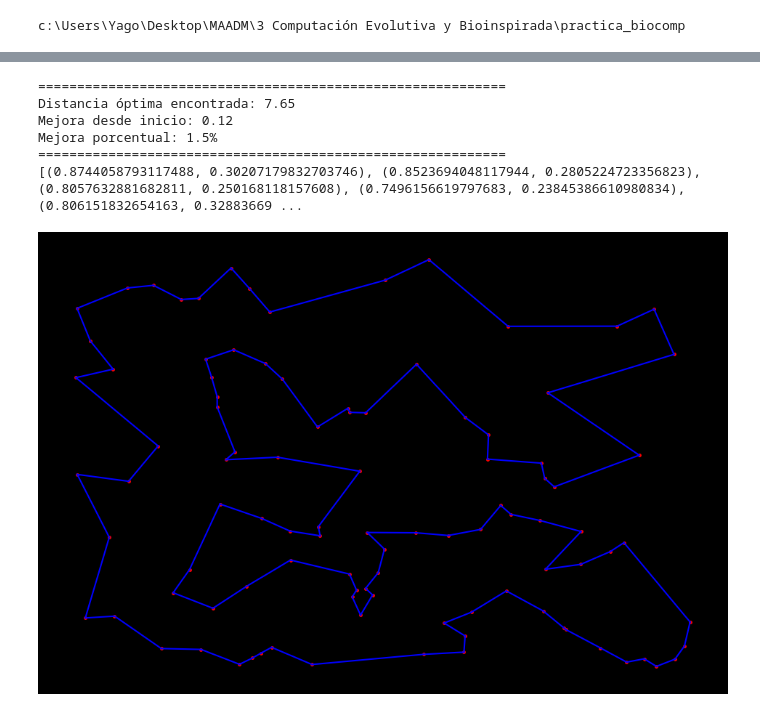
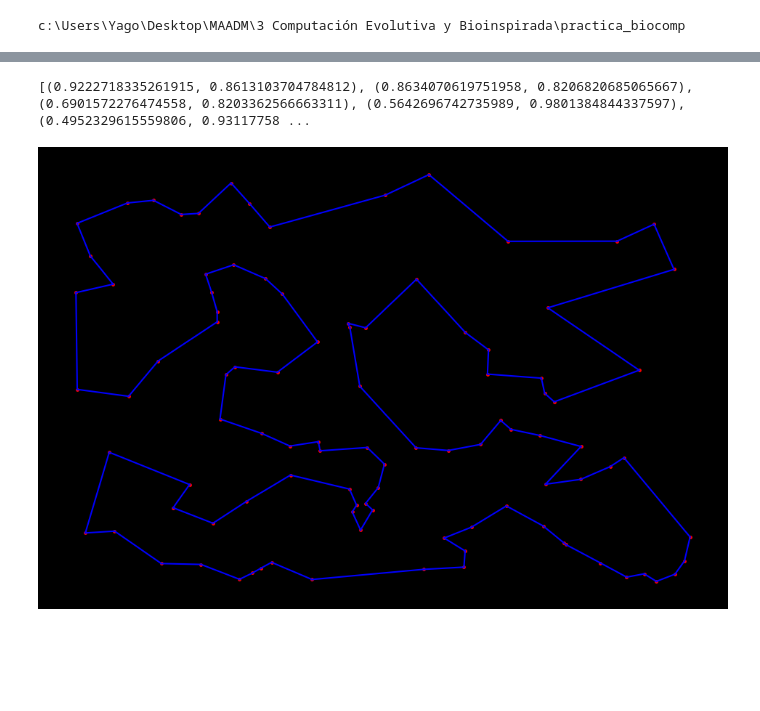
Before and after one commit to yabol02/practica_biocomp, a Jupyter notebook: notebooks/tsp.ipynb, the cells around one changed output, grey strips where cells are left out. Saved outputs shown, nothing was run; the diff lists cells and outputs as text; code cells hidden in the pictures; blank space fills up the shorter version.

Commit message:
[update] Added Ant Colony Optimization method to TSProblem class

```diff
--- a/notebooks/tsp.ipynb
+++ b/notebooks/tsp.ipynb
@@ -254,0 +221,12 @@ Iteración 40/40: Mejor = 7.65, Actual = 7.68, Promedio = 7.69
+# %%
+res2 = problem.get_aco_results(
+    ant_count=50,
+    iterations=20,
+    alpha=1.0,  # Importancia de la feromona
+    beta=5.0,  # Importancia de la distancia
+    rho=0.1,  # Evaporación de la feromona
+    q0=0.7,  # Explotación
+    elite_count=3,
+    stagnation_limit=10,
+    random_state=1,
+)
@@ -255,15 +254,11 @@ Iteración 40/40: Mejor = 7.65, Actual = 7.68, Promedio = 7.69
 # %%
 # La mejor solución encontrada hasta ahora fue 7.59 (sin semilla, así que ahora mismo no lo podemos replicar)
 fig, ax = create_figure()
 plot_nodes(ax, cities)
-optimal_path = colony.get_path()
+optimal_path = [cities[idx] for idx in res2.best_solution]
+optimal_path.append(optimal_path[0])
 plot_path(ax, optimal_path)
 print(optimal_path)
 # %% [output]
-============================================================
-Distancia óptima encontrada: 7.65
-Mejora desde inicio: 0.12
-Mejora porcentual: 1.5%
-============================================================
-[(0.8744058793117488, 0.30207179832703746), (0.8523694048117944, 0.2805224723356823), (0.8057632881682811, 0.250168118157608), (0.7496156619797683, 0.23845386610980834), (0.806151832654163, 0.32883669 ...
+[(0.9222718335261915, 0.8613103704784812), (0.8634070619751958, 0.8206820685065667), (0.6901572276474558, 0.8203362566663311), (0.5642696742735989, 0.9801384844337597), (0.4952329615559806, 0.93117758 ...
-[figure, old version]
+[figure, new version]
```
Also changed, not shown: parts of 6 cells of this notebook, 2 other files.
